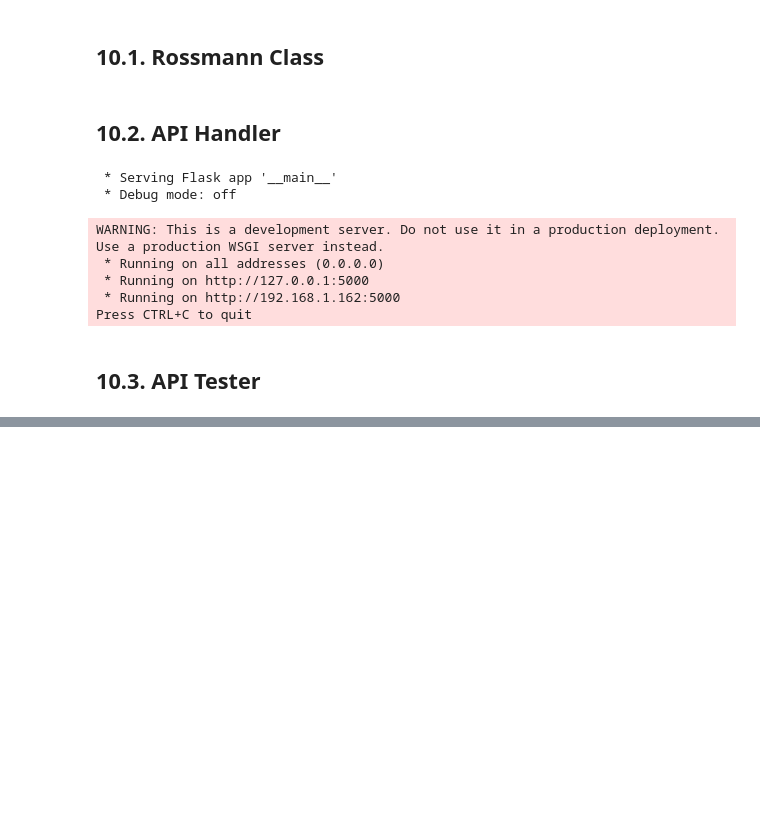
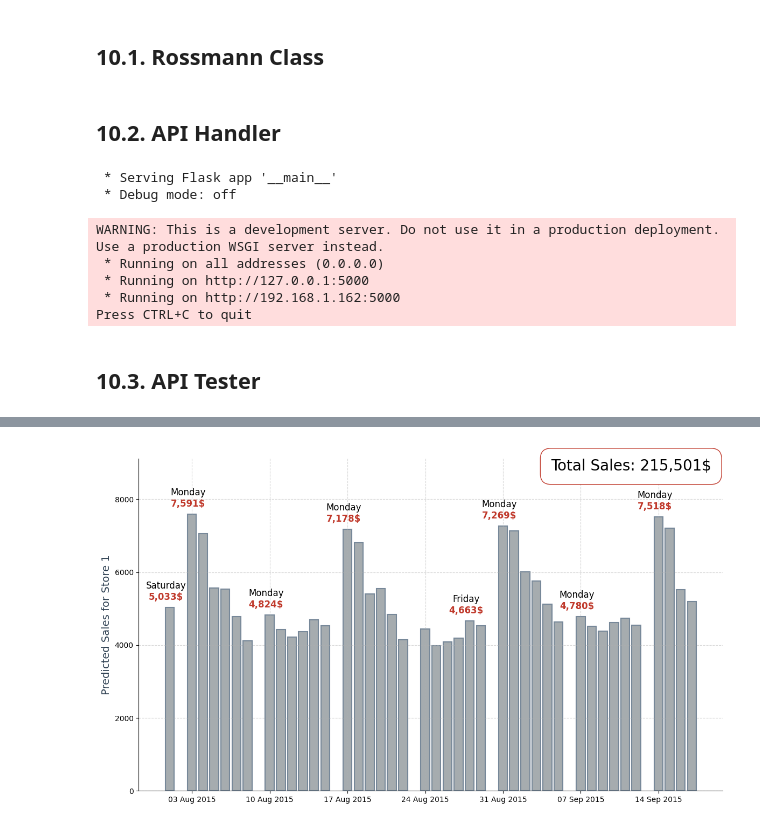
Before and after one commit to RafaelLuckner/ds_em_producao, a Jupyter notebook: m10.ipynb, the cells around one changed output, grey strips where cells are left out. Drawn from its saved outputs; the diff is of its cells as text; code cells hidden in the pictures; blank space fills up the shorter version.

```diff
--- a/m10.ipynb
+++ b/m10.ipynb
@@ -1527,0 +1730,88 @@ np.float64(1740404.7673339848)
+# %%
+import matplotlib.pyplot as plt
+import matplotlib.dates as mdates
+import pandas as pd
+from datetime import datetime, timedelta
+
+d1['date'] = pd.to_datetime(d1['date'])
+
+sales = d1['prediction']
+
+store_id = 1
+start_date = d1['date'][0]
+
+dates = d1['date']
+
+# Criando a figura e o eixo
+fig, ax = plt.subplots(figsize=(14, 8))
+
+# Paleta de cores
+bar_color = '#A6ACAF'  # Cinza
+highlight_color = '#C0392B'  # Vermelho
+
+# Criando o gráfico de barras com cores personalizadas (cinza)
+bars = ax.bar(dates, sales, label=f'Store {store_id}', color=bar_color, edgecolor='#778899', linewidth=1.5)
+
+# Criando um DataFrame para manipulação
+df = pd.DataFrame({'date': dates, 'sales': sales})
+
+# Adicionando uma coluna com o nome do dia da semana
+df['weekday'] = df['date'].dt.strftime('%A')
+
+# Adicionando uma coluna com o número da semana
+df['week'] = df['date'].dt.isocalendar().week
+
+# Encontrando o dia com mais vendas por semana
+top_days_per_week = df.loc[df.groupby('week')['sales'].idxmax()]
+
+# Plotando os valores e os dias da semana dos dias de maior faturamento por semana
+for _, row in top_days_per_week.iterrows():
+    ax.annotate(f"{row['sales']:,.0f}$",
+                (row['date'], row['sales']),
+                textcoords="offset points",
+                xytext=(-5, 10), ha='center', fontsize=12, color=highlight_color, fontweight='bold')
+    ax.annotate(f"{row['weekday']}",
+                (row['date'], row['sales']),
+                textcoords="offset points",
+                xytext=(-5, 25), ha='center', fontsize=12, color='black')
+
+# Configurando o formato das datas no eixo X
+ax.xaxis.set_major_formatter(mdates.DateFormatter('%d %b %Y'))
+
+# Definindo o intervalo para as datas no eixo X (semanal)
+ax.xaxis.set_major_locator(mdates.WeekdayLocator(interval=1))
+ax.xaxis.set_major_locator(mdates.WeekdayLocator(byweekday=mdates.MO, interval=1))
+
+ax.spines['right'].set_visible(False)
+ax.spines['top'].set_visible(False)
+ax.spines['left'].set_visible(True)
+ax.spines['bottom'].set_visible(True)
+ax.xaxis.label.set_visible(False)
+
+# Ajustando as margens
+ax.set_ylim(0, sales.max() * 1.2)
+
+# Melhorando a grade
+ax.grid(True, linestyle='--', alpha=0.5)
+
+# Calculando o total de vendas
+total_sales = df['sales'].sum()
+
+# Adicionando a caixa com o total de vendas no canto superior direito
+plt.text(0.98, 1, f'Total Sales: {total_sales:,.0f}$', ha='right', va='top', fontsize=20,
+         bbox=dict(facecolor='white', edgecolor=highlight_color, boxstyle='round,pad=0.7', alpha=1), fontweight='normal', transform=ax.transAxes)
+
+ax.set_title(' ', fontsize=10, color='#2C3E50',y=1)  # Título em cinza escuro
+# ax.set_xlabel('Date', fontsize=12, color='#2C3E50')  # Rótulo X em cinza escuro
+ax.set_ylabel(f'Predicted Sales for Store {store_id}', fontsize=14, color='#2C3E50')  # Rótulo Y em cinza escuro
+
+# Ajustando o layout para evitar sobreposição
+# plt.tight_layout()
+
+# Salvando o gráfico como imagem
+plt.savefig('img/sales_prediction_store.png', dpi=100)
+
+# Exibindo o gráfico
+plt.show()
+# %% [output]
+[figure, added]
```
Also changed, not shown: parts of 10 cells of this notebook, 2 other files.
